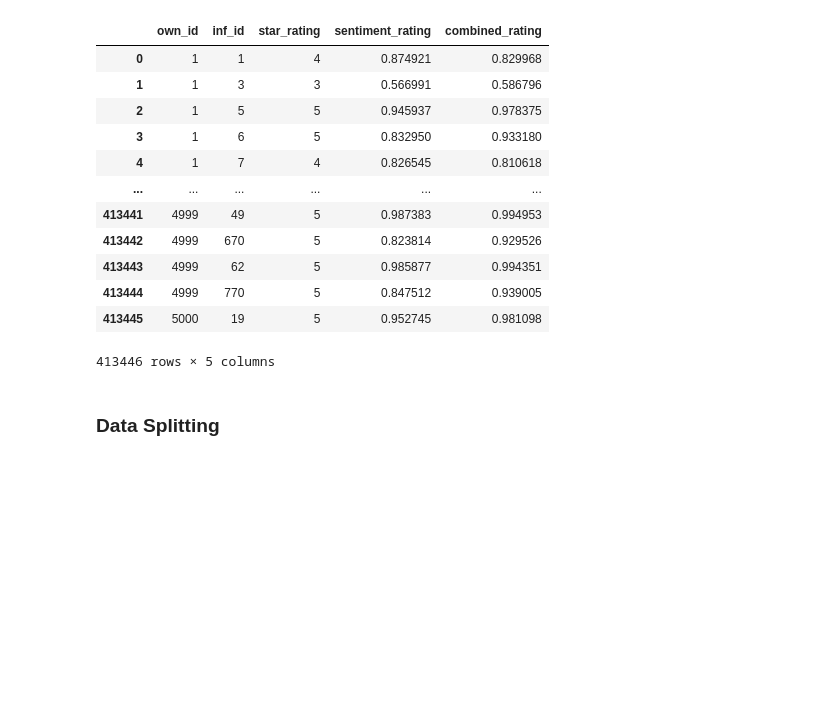
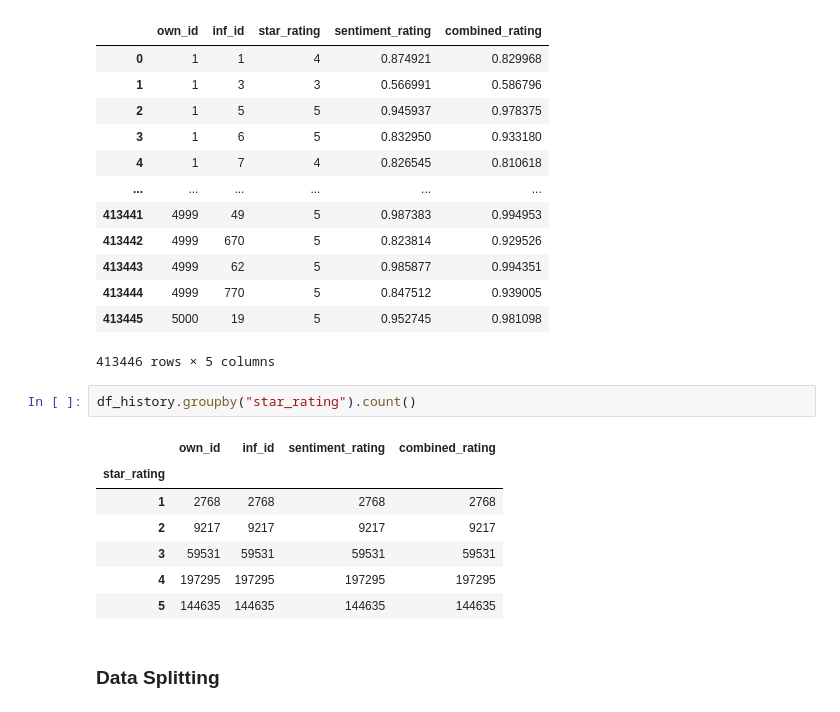
Before and after one commit to Bangkit-Capstone-C23-PS338/modul-ML, a Jupyter notebook: recommender/Recommender-MAL.ipynb, the cells around one changed output. Cells and saved outputs as stored; diff of their text form; blank space fills up the shorter version.

```diff
--- a/recommender/Recommender-MAL.ipynb
+++ b/recommender/Recommender-MAL.ipynb
@@ -176,6 +195,16 @@ df_history
 | 413444 | 4999 | 770 | 5 | 0.847512 | 0.939005 |
 | 413445 | 5000 | 19 | 5 | 0.952745 | 0.981098 |
 413446 rows × 5 columns
+# %%
+df_history.groupby("star_rating").count()
+# %% [output]
+|  | own_id | inf_id | sentiment_rating | combined_rating |
+| star_rating |  |  |  |  |
+| 1 | 2768 | 2768 | 2768 | 2768 |
+| 2 | 9217 | 9217 | 9217 | 9217 |
+| 3 | 59531 | 59531 | 59531 | 59531 |
+| 4 | 197295 | 197295 | 197295 | 197295 |
+| 5 | 144635 | 144635 | 144635 | 144635 |
 # %% [markdown]
 ### Data Splitting
 # %% [markdown]
```
Also changed, not shown: parts of 5 cells of this notebook, 7 other files.
